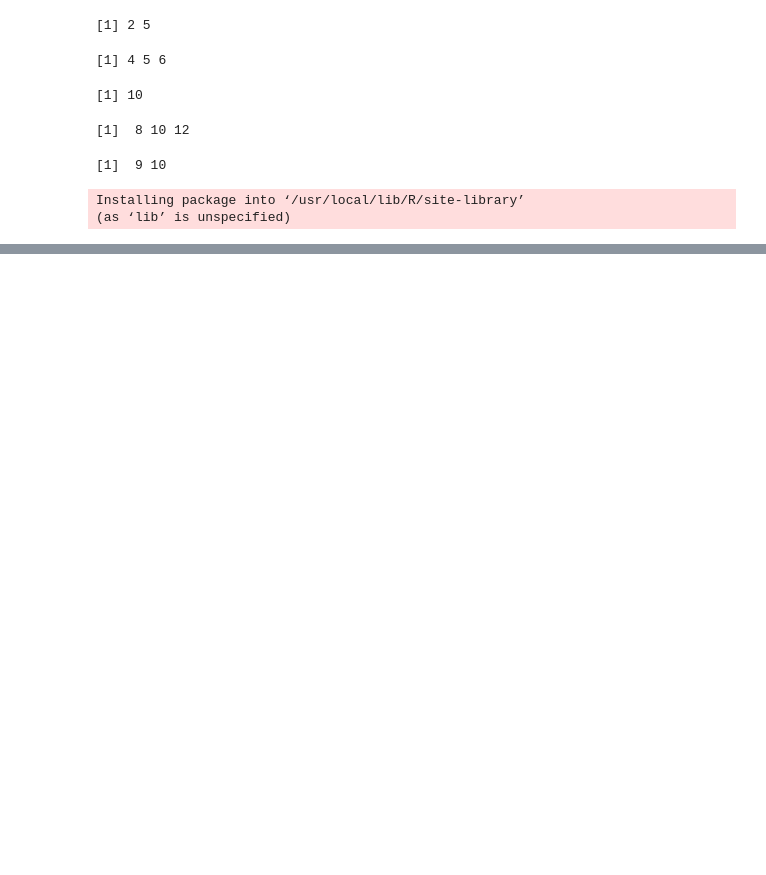
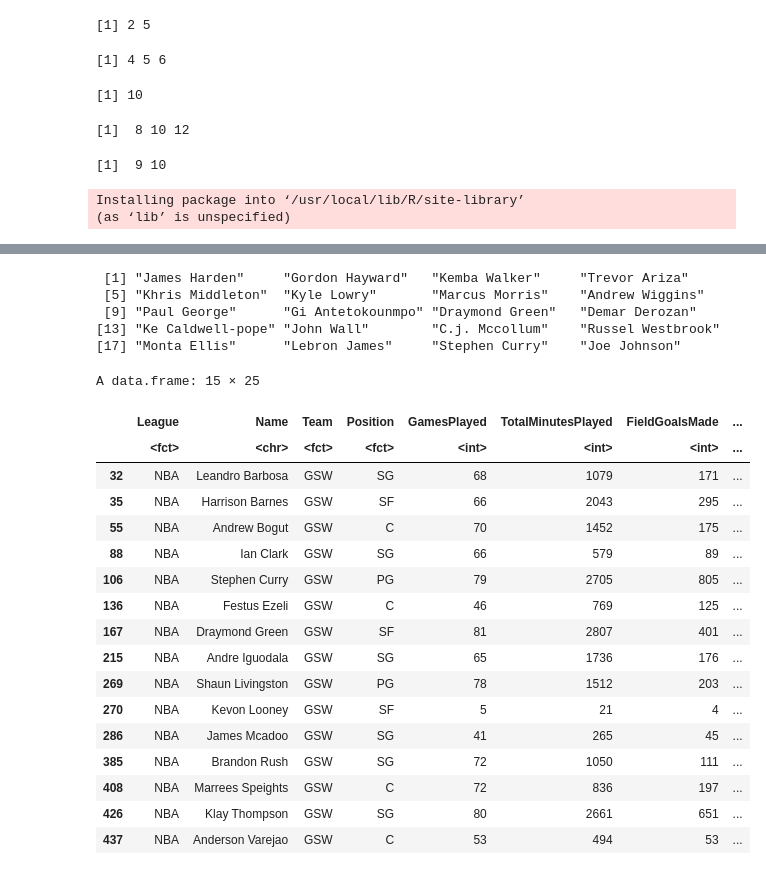
Before and after one commit to nogizaka46no1/bigdata, a Jupyter notebook: 「0309_ipynb」的副本.ipynb, the cells around one changed output, grey strips where cells are left out. Cells and saved outputs as stored; diff of their text form; code cells hidden in the pictures; blank space fills up the shorter version.

```diff
--- a/「0309_ipynb」的副本.ipynb
+++ b/「0309_ipynb」的副本.ipynb
@@ -114,3 +114,33 @@ A data.frame: 476 × 20
 | 124 | NBA | Duje Dukan | SAC | PF | 1 | 24 | 2 | ... |
 | 238 | NBA | Dahntay Jones | CLE | SG | 1 | 42 | 6 | ... |
 | 335 | NBA | J.j. O'brien | UTA | SF | 1 | 2 | 0 | ... |
+# %%
+NBA1516order<-NBA1516[order(NBA1516$TotalMinutesPlayed,decreasing =T),]
+NBA1516order[1:20,"Name"]
+# %% [output]
+ [1] "James Harden"     "Gordon Hayward"   "Kemba Walker"     "Trevor Ariza"
+ [5] "Khris Middleton"  "Kyle Lowry"       "Marcus Morris"    "Andrew Wiggins"
+ [9] "Paul George"      "Gi Antetokounmpo" "Draymond Green"   "Demar Derozan"
+[13] "Ke Caldwell-pope" "John Wall"        "C.j. Mccollum"    "Russel Westbrook"
+[17] "Monta Ellis"      "Lebron James"     "Stephen Curry"    "Joe Johnson"
+# %%
+subset(NBA1516,Team=="GSW")
+# %% [output]
+A data.frame: 15 × 25
+|  | League | Name | Team | Position | GamesPlayed | TotalMinutesPlayed | FieldGoalsMade | ... |
+|  | <fct> | <chr> | <fct> | <fct> | <int> | <int> | <int> | ... |
+| 32 | NBA | Leandro Barbosa | GSW | SG | 68 | 1079 | 171 | ... |
+| 35 | NBA | Harrison Barnes | GSW | SF | 66 | 2043 | 295 | ... |
+| 55 | NBA | Andrew Bogut | GSW | C | 70 | 1452 | 175 | ... |
+| 88 | NBA | Ian Clark | GSW | SG | 66 | 579 | 89 | ... |
+| 106 | NBA | Stephen Curry | GSW | PG | 79 | 2705 | 805 | ... |
+| 136 | NBA | Festus Ezeli | GSW | C | 46 | 769 | 125 | ... |
+| 167 | NBA | Draymond Green | GSW | SF | 81 | 2807 | 401 | ... |
+| 215 | NBA | Andre Iguodala | GSW | SG | 65 | 1736 | 176 | ... |
+| 269 | NBA | Shaun Livingston | GSW | PG | 78 | 1512 | 203 | ... |
+| 270 | NBA | Kevon Looney | GSW | SF | 5 | 21 | 4 | ... |
+| 286 | NBA | James Mcadoo | GSW | SG | 41 | 265 | 45 | ... |
+| 385 | NBA | Brandon Rush | GSW | SG | 72 | 1050 | 111 | ... |
+| 408 | NBA | Marrees Speights | GSW | C | 72 | 836 | 197 | ... |
+| 426 | NBA | Klay Thompson | GSW | SG | 80 | 2661 | 651 | ... |
+| 437 | NBA | Anderson Varejao | GSW | C | 53 | 494 | 53 | ... |
```
Also changed, not shown: parts of 1 cell of this notebook.
